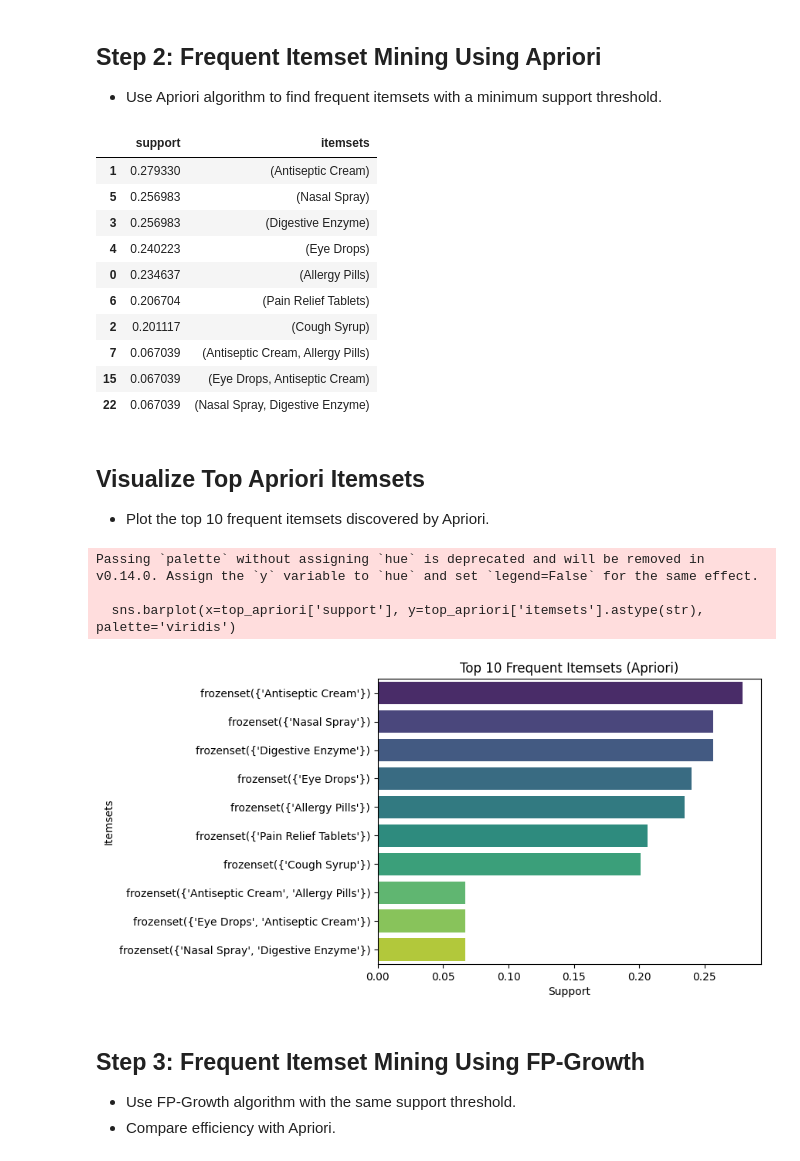
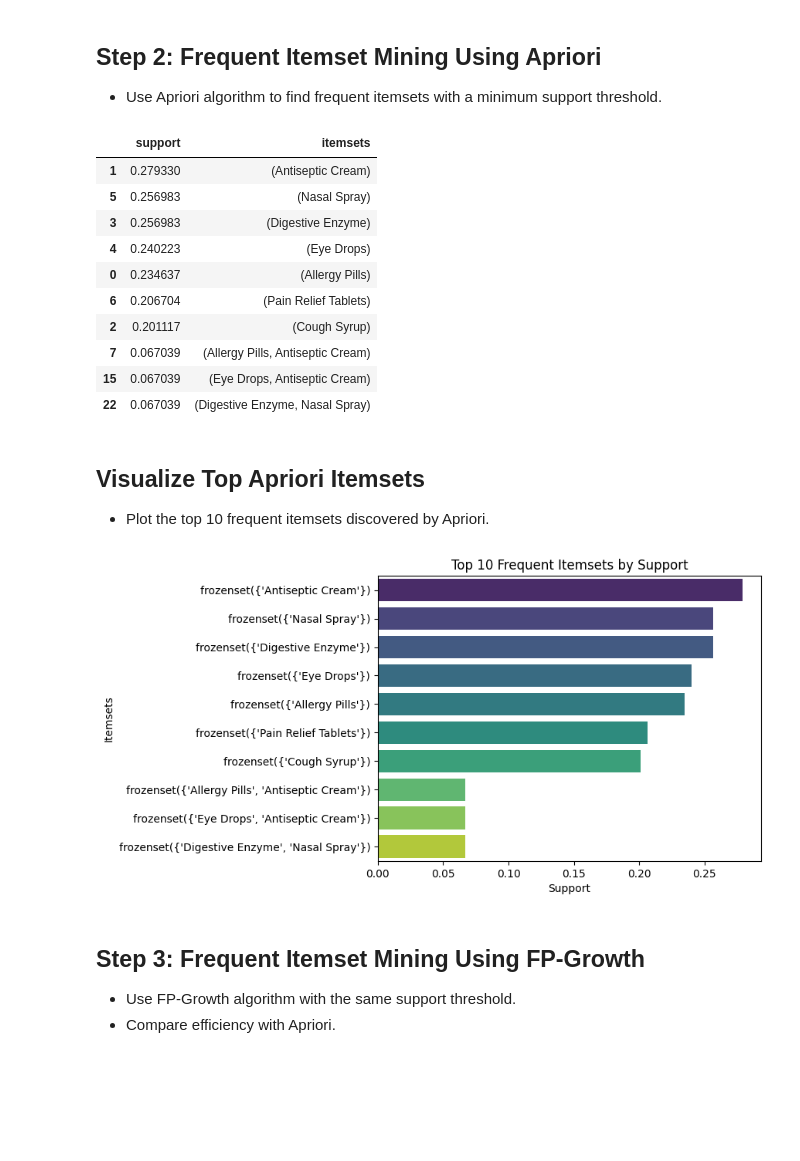
Before and after one commit to sindhuja90comp/Lab_6_MSCS_634_ARule-Mining, a Jupyter notebook: Lab6_AssociationRules.ipynb, the cells around one changed output. Saved outputs shown, nothing was run; the diff lists cells and outputs as text; code cells hidden in the pictures; blank space fills up the shorter version.

```diff
--- a/Lab6_AssociationRules.ipynb
+++ b/Lab6_AssociationRules.ipynb
@@ -84,8 +82,18 @@ Passing `palette` without assigning `hue` is deprecated and will be removed in v
 ## Step 2: Frequent Itemset Mining Using Apriori
 - Use Apriori algorithm to find frequent itemsets with a minimum support threshold.
 # %%
+from mlxtend.frequent_patterns import apriori
+
+# Ensure basket contains boolean values instead of 0/1 integers
+basket = (basket > 0).astype(bool)
+
+# Apply Apriori algorithm
 frequent_itemsets_apriori = apriori(basket, min_support=0.02, use_colnames=True)
+
+# Sort by support
 frequent_itemsets_apriori.sort_values(by='support', ascending=False, inplace=True)
+
+# Display top 10 frequent itemsets
 frequent_itemsets_apriori.head(10)
 # %% [output]
 |  | support | itemsets |
@@ -96,24 +104,26 @@ frequent_itemsets_apriori.head(10)
 | 0 | 0.234637 | (Allergy Pills) |
 | 6 | 0.206704 | (Pain Relief Tablets) |
 | 2 | 0.201117 | (Cough Syrup) |
-| 7 | 0.067039 | (Antiseptic Cream, Allergy Pills) |
+| 7 | 0.067039 | (Allergy Pills, Antiseptic Cream) |
 | 15 | 0.067039 | (Eye Drops, Antiseptic Cream) |
-| 22 | 0.067039 | (Nasal Spray, Digestive Enzyme) |
+| 22 | 0.067039 | (Digestive Enzyme, Nasal Spray) |
 # %% [markdown]
 ## Visualize Top Apriori Itemsets
 - Plot the top 10 frequent itemsets discovered by Apriori.
 # %%
-top_apriori = frequent_itemsets_apriori.head(10)
-sns.barplot(x=top_apriori['support'], y=top_apriori['itemsets'].astype(str), palette='viridis')
-plt.title('Top 10 Frequent Itemsets (Apriori)')
+sns.barplot(
+    x=top_apriori['support'],
+    y=top_apriori['itemsets'].astype(str),
+    hue=top_apriori['itemsets'].astype(str),  # Use y variable as hue
+    palette='viridis',
+    legend=False
+)
+plt.title('Top 10 Frequent Itemsets by Support')
 plt.xlabel('Support')
 plt.ylabel('Itemsets')
 plt.show()
 # %% [output]
-Passing `palette` without assigning `hue` is deprecated and will be removed in v0.14.0. Assign the `y` variable to `hue` and set `legend=False` for the same effect.
-
-  sns.barplot(x=top_apriori['support'], y=top_apriori['itemsets'].astype(str), palette='viridis')
-[figure, old version]
+[figure, new version]
 # %% [markdown]
 ## Step 3: Frequent Itemset Mining Using FP-Growth
 - Use FP-Growth algorithm with the same support threshold.
```
Also changed, not shown: parts of 5 cells of this notebook.
